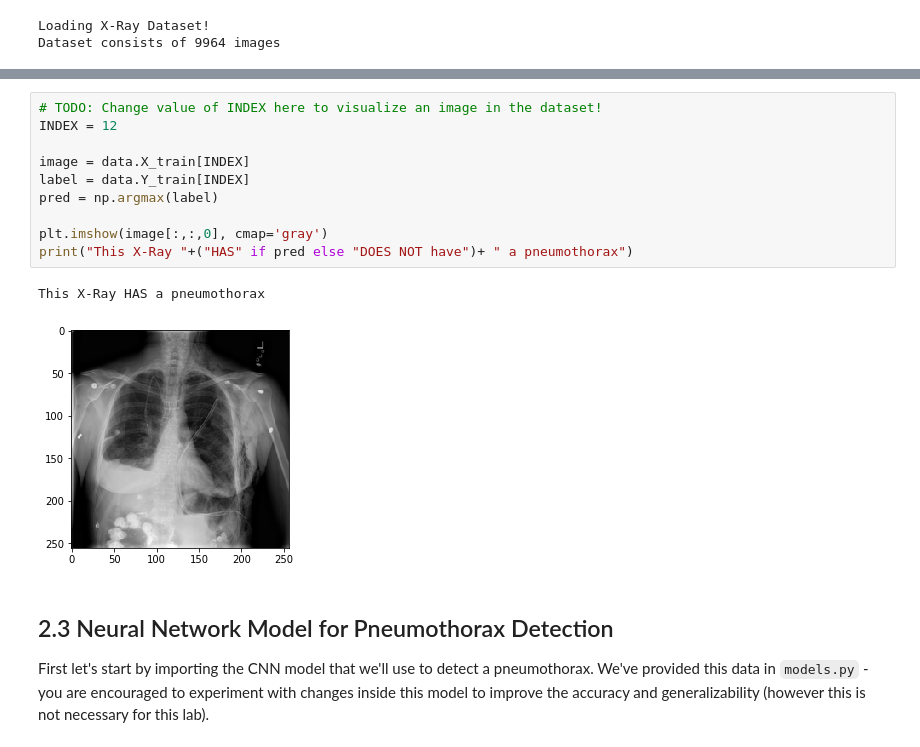
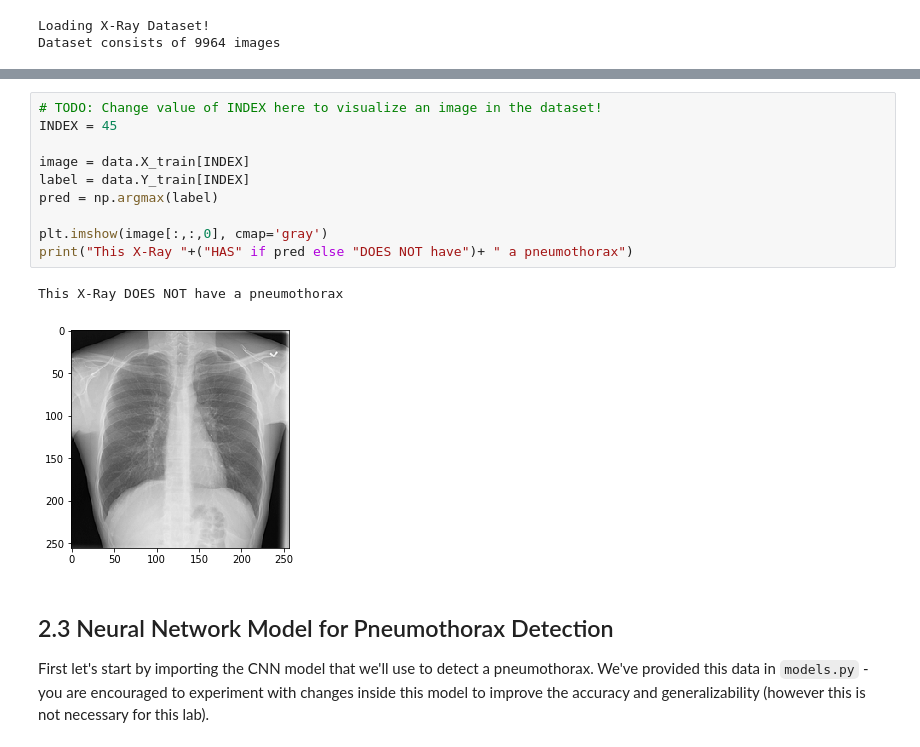
Before and after one commit to gbernal/introtodeeplearning_labs, a Jupyter notebook: lab2/Lab2_Part2.ipynb, the cells around one changed output, grey strips where cells are left out. Cells and saved outputs as stored; diff of their text form.

```diff
--- a/lab2/Lab2_Part2.ipynb
+++ b/lab2/Lab2_Part2.ipynb
@@ -78,17 +78,17 @@ This dataset contains a huge variety of patients and is extremely noisy (i.e., i
 ![alt text](img/samples.png "Pneumothorax Images")
 # %%
 # TODO: Change value of INDEX here to visualize an image in the dataset!
-INDEX = 12
+INDEX = 45
 
 image = data.X_train[INDEX]
 label = data.Y_train[INDEX]
 pred = np.argmax(label)
 
 plt.imshow(image[:,:,0], cmap='gray')
 print("This X-Ray "+("HAS" if pred else "DOES NOT have")+ " a pneumothorax")
 # %% [output]
-This X-Ray HAS a pneumothorax
+This X-Ray DOES NOT have a pneumothorax
-[figure, old version]
+[figure, new version]
 # %% [markdown]
 ## 2.3 Neural Network Model for Pneumothorax Detection
 First let's start by importing the CNN model that we'll use to detect a pneumothorax.  We've provided this data in `models.py` - you are encouraged to experiment with changes inside this model to improve the accuracy and generalizability (however this is not necessary for this lab).
```
Also changed, not shown: parts of 5 cells of this notebook, 1 other file.
